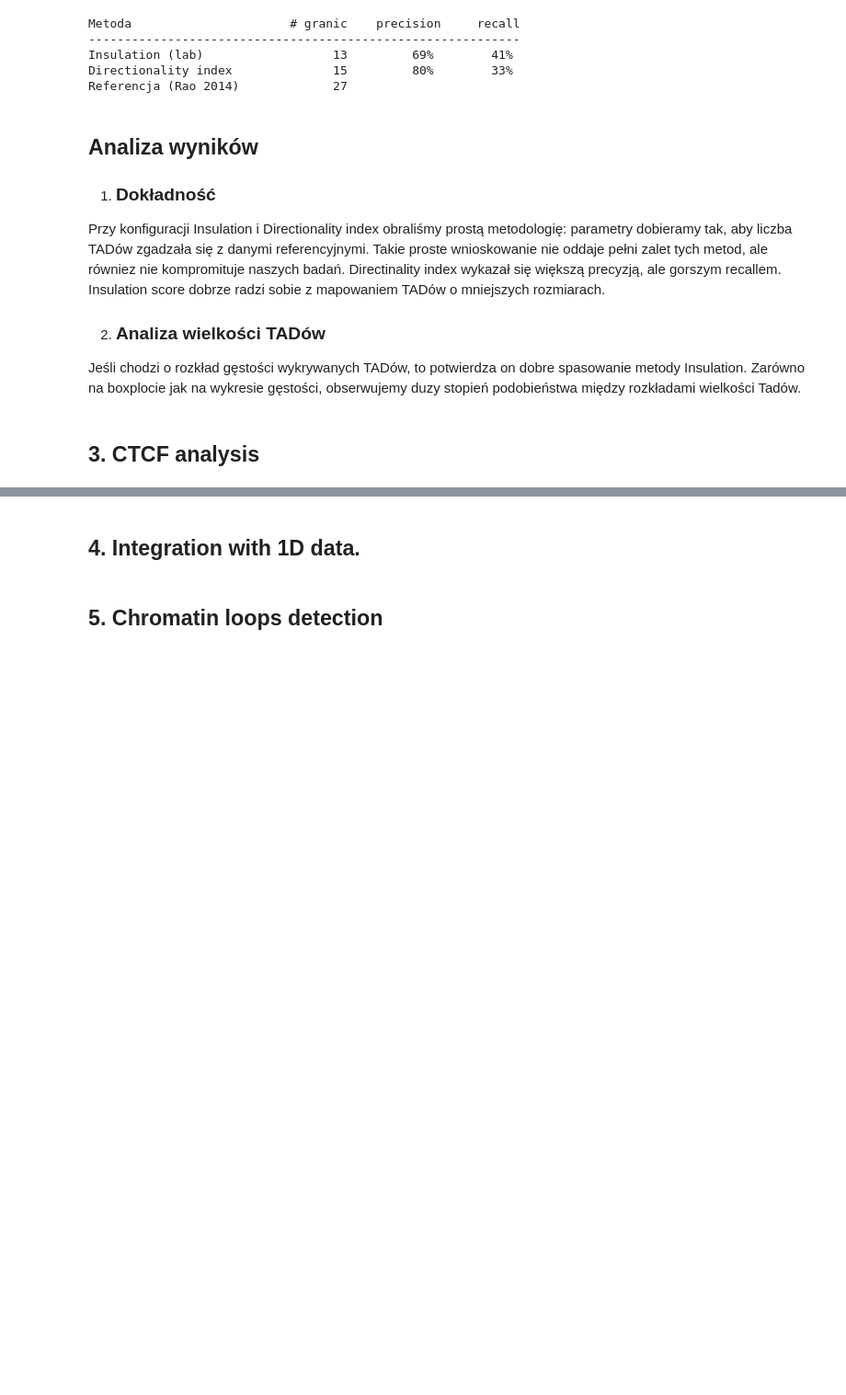
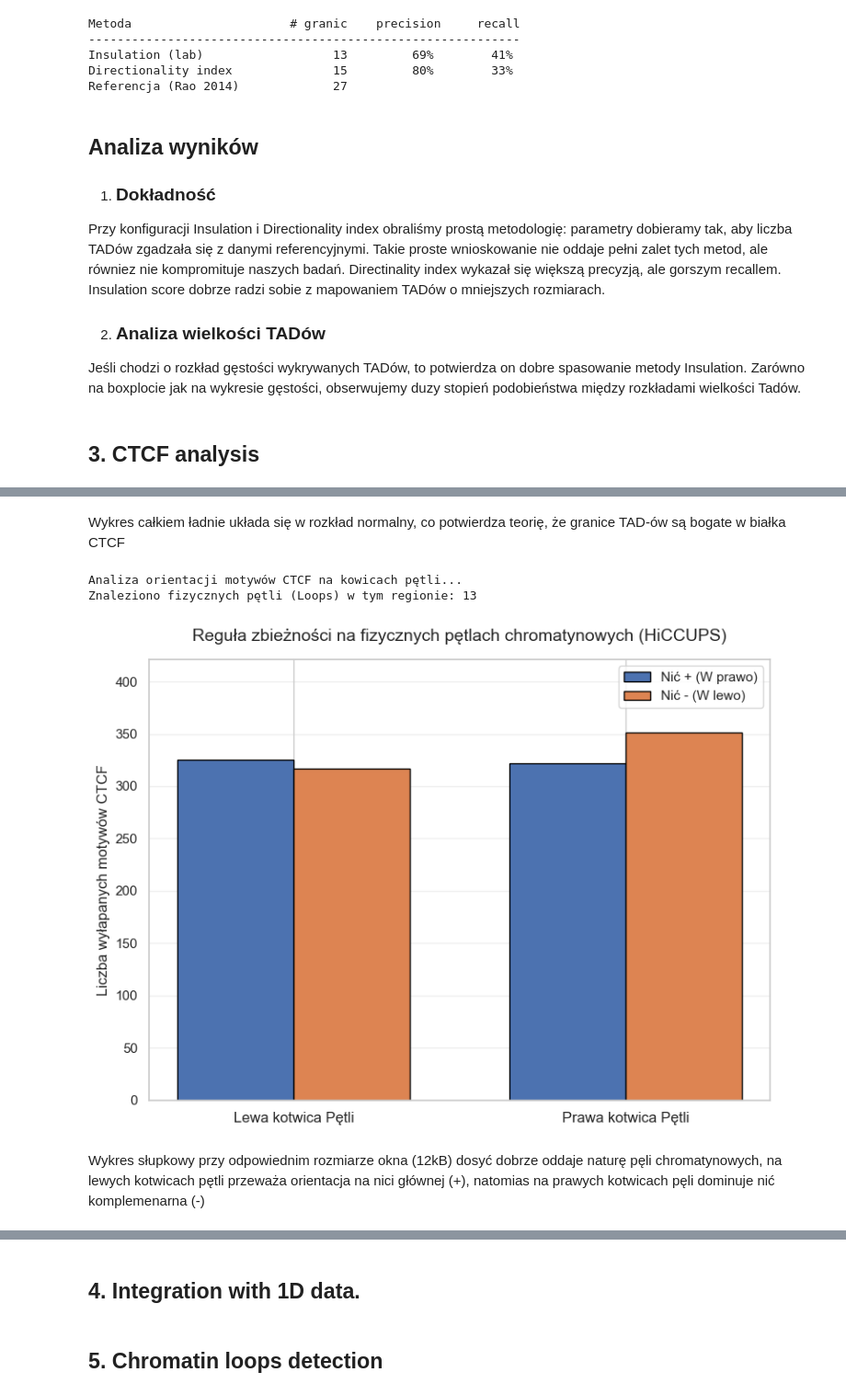
Before and after one commit to mosak2005/bioifna-projekt-3, a Jupyter notebook: Project3.ipynb, the cells around one changed output, grey strips where cells are left out. Shown at 92% size. Drawn from its saved outputs; the diff is of its cells as text; code cells hidden in the pictures; blank space fills up the shorter version.

```diff
--- a/Project3.ipynb
+++ b/Project3.ipynb
@@ -525,0 +713,73 @@ obserwujemy duzy stopień podobieństwa między rozkładami wielkości Tadów.
+# %% [markdown]
+Wykres całkiem ładnie układa się w rozkład normalny, co potwierdza teorię, że granice TAD-ów są bogate w białka CTCF
+# %%
+print("Analiza orientacji motywów CTCF na kowicach pętli...")
+
+loops_path = "./data/GSE63525_IMR90_HiCCUPS_looplist.txt.gz"
+
+loops_df = pd.read_csv(loops_path, sep='\t')
+
+loops_df['chr1'] = loops_df['chr1'].astype(str).str.replace('chr', '')
+loops_df['chr2'] = loops_df['chr2'].astype(str).str.replace('chr', '')
+
+chr_loops = loops_df[(loops_df['chr1'] == '17') & (loops_df['chr2'] == '17')]
+
+region_start = 30_000_000
+region_end = 35_000_000
+
+my_loops = chr_loops[
+    (chr_loops['x1'] >= region_start) & (chr_loops['x2'] <= region_end) &
+    (chr_loops['y1'] >= region_start) & (chr_loops['y2'] <= region_end)
+]
+
+print(f"Znaleziono fizycznych pętli (Loops) w tym regionie: {len(my_loops)}")
+
+left_anchor_strands = {'+': 0, '-': 0}
+right_anchor_strands = {'+': 0, '-': 0}
+
+search_window = 12000
+
+for _, row in my_loops.iterrows():
+    # Kotwice pętli (środek przedziału)
+    left_bp = (row['x1'] + row['x2']) / 2
+    right_bp = (row['y1'] + row['y2']) / 2
+
+    # Motywy na lewej kotwicy
+    left_motifs = hits_df[(hits_df['start'] >= left_bp - search_window) &
+                          (hits_df['end'] <= left_bp + search_window)]
+    for strand in left_motifs['strand']:
+        left_anchor_strands[strand] += 1
+
+    # Motywy na prawej kotwicy
+    right_motifs = hits_df[(hits_df['start'] >= right_bp - search_window) &
+                           (hits_df['end'] <= right_bp + search_window)]
+    for strand in right_motifs['strand']:
+        right_anchor_strands[strand] += 1
+
+labels = ['Lewa kotwica Pętli', 'Prawa kotwica Pętli']
+plus_counts = [left_anchor_strands['+'], right_anchor_strands['+']]
+minus_counts = [left_anchor_strands['-'], right_anchor_strands['-']]
+
+x = np.arange(len(labels))
+width = 0.35
+
+fig, ax = plt.subplots(figsize=(8, 6))
+rects1 = ax.bar(x - width/2, plus_counts, width, label='Nić + (W prawo)', color='#4c72b0', edgecolor='black')
+rects2 = ax.bar(x + width/2, minus_counts, width, label='Nić - (W lewo)', color='#dd8452', edgecolor='black')
+
+ax.set_ylabel('Liczba wyłapanych motywów CTCF', fontsize=12)
+ax.set_title('Reguła zbieżności na fizycznych pętlach chromatynowych (HiCCUPS)', fontsize=14, pad=15)
+ax.set_xticks(x)
+ax.set_xticklabels(labels, fontsize=12)
+ax.set_ylim(0, max(plus_counts + minus_counts) * 1.2)
+ax.legend(fontsize=11)
+ax.grid(axis='y', alpha=0.3)
+
+plt.tight_layout()
+plt.show()
+# %% [output]
+Analiza orientacji motywów CTCF na kowicach pętli...
+Znaleziono fizycznych pętli (Loops) w tym regionie: 13
+[figure, added]
+# %% [markdown]
+Wykres słupkowy przy odpowiednim rozmiarze okna (12kB) dosyć dobrze oddaje naturę pęli chromatynowych, na lewych kotwicach pętli przeważa orientacja na nici głównej (+), natomias na prawych kotwicach pęli dominuje nić komplemenarna (-)
```
Also changed, not shown: parts of 13 cells of this notebook, 2 other files.
